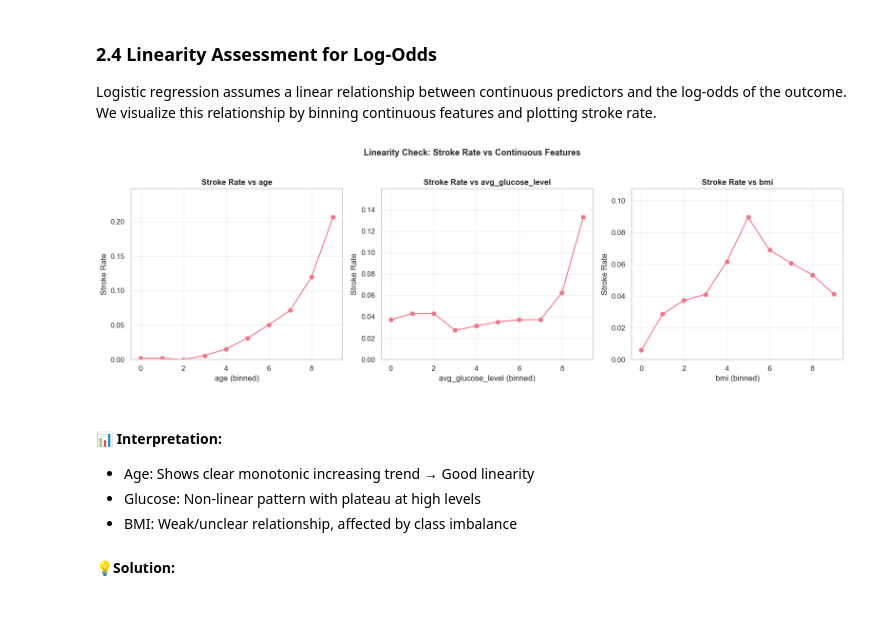
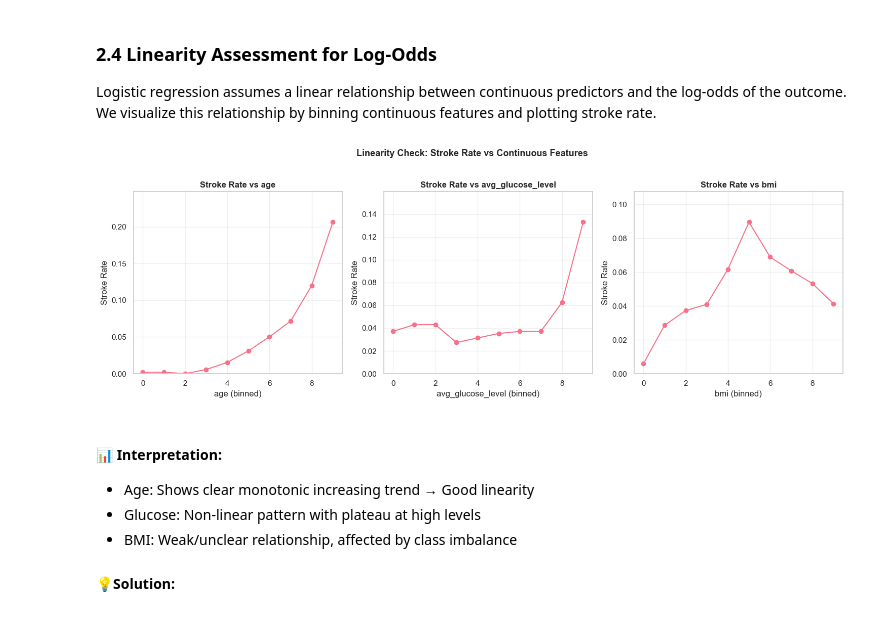
Before and after one commit to Lillian-Elek-Data/ML-with-Python, a Jupyter notebook: projects/stroke-prediction-logistic-regression/notebooks/01_stroke_prediction_logistic_regression.ipynb, the cells around one changed output. Drawn from its saved outputs; the diff is of its cells as text; code cells hidden in the pictures.

```diff
--- a/projects/stroke-prediction-logistic-regression/notebooks/01_stroke_prediction_logistic_regression.ipynb
+++ b/projects/stroke-prediction-logistic-regression/notebooks/01_stroke_prediction_logistic_regression.ipynb
@@ -533,28 +533,28 @@ Logistic regression assumes a linear relationship between continuous predictors
 # %%
 # Assess linearity of log-odds assumption
 numeric_features = ['age', 'avg_glucose_level', 'bmi']
 
-fig, axes = plt.subplots(1, len(numeric_features), figsize=(16, 5))
+fig, axes = plt.subplots(1, len(numeric_features), figsize=(15, 5))
 for idx, col in enumerate(numeric_features):
     # Create bins for visualization
     df_preprocessed['binned'] = pd.qcut(df_preprocessed[col], q=10, duplicates='drop')
     grouped = df_preprocessed.groupby('binned')['stroke'].mean()
 
     axes[idx].plot(range(len(grouped)), grouped, marker='o')
     axes[idx].set_title(f'Stroke Rate vs {col}', weight='bold')
     axes[idx].set_xlabel(f'{col} (binned)')
     axes[idx].set_ylabel('Stroke Rate')
     axes[idx].grid(True, alpha=0.3)
     axes[idx].set_ylim(0, max(grouped) * 1.2)
 
 data = df_preprocessed.drop('binned', axis=1)
 
 fig.suptitle('Linearity Check: Stroke Rate vs Continuous Features',
              fontsize=13, weight='bold', y=1.02)
 plt.tight_layout()
 plt.show()
 # %% [output]
-[figure, old version]
+[figure, new version]
 # %% [markdown]
 #### 📊 **Interpretation**:
 - Age: Shows clear monotonic increasing trend → Good linearity
```
Also changed, not shown: parts of 10 cells of this notebook.
